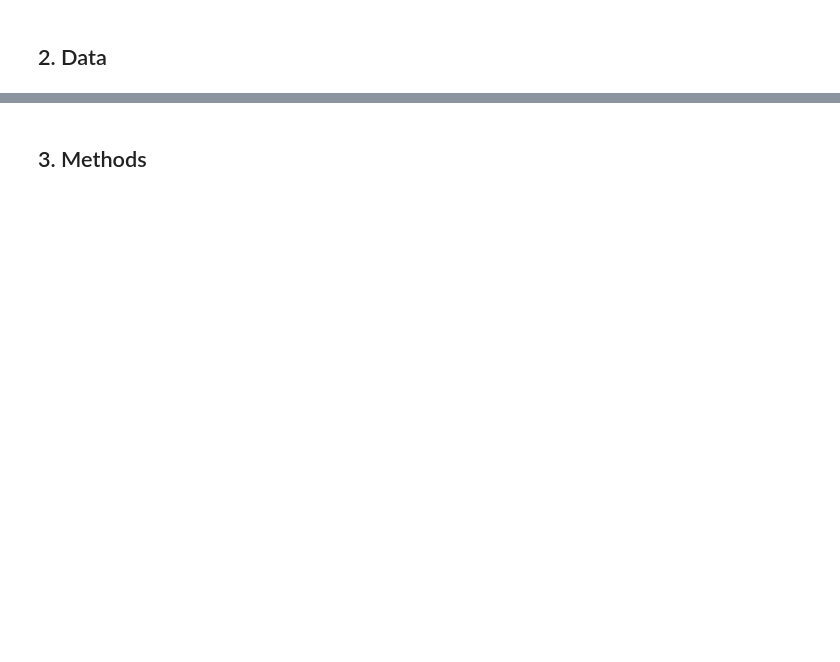
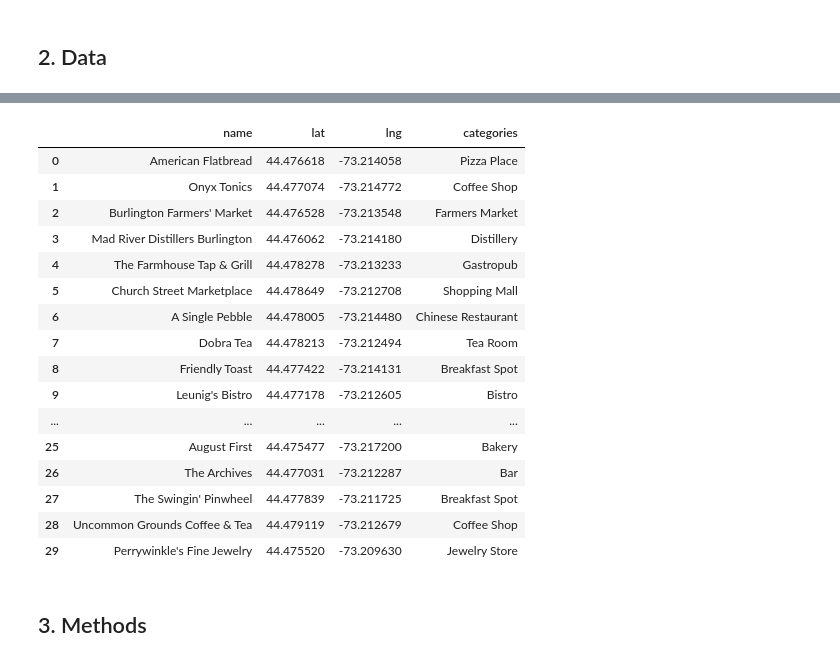
Before and after one commit to DrBrentRD/Coursera_Capstone, a Jupyter notebook: Capstone.ipynb, the cells around one changed output, grey strips where cells are left out. Cells and saved outputs as stored; diff of their text form; code cells hidden in the pictures; blank space fills up the shorter version.

```diff
--- a/Capstone.ipynb
+++ b/Capstone.ipynb
@@ -20,0 +48,21 @@ I'll do a closer analysis of the top 10 trending venue categories in each city u
+# %%
+# @hidden_cell
+
+CLIENT_ID='ROOX3NJ34KEQE4EQLBAY1OXYIIXNHIYYJU1JCVGVPAW0PSVJ'
+CLIENT_SECRET='CILQHFLRWG23B5JULVVYOIB13NWS3PDULBHJDE5OCPSO0VWF'
+VERSION = '20210101'
+LIMIT = 100
+# %%
+#Get locations for the two cities
+ca_address="Los Angeles, California"
+vt_address="Burlington, Vermont"
+
+geolocator = Nominatim(user_agent="cn_explorer")
+
+ca_location = geolocator.geocode(ca_address)
+ca_latitude = ca_location.latitude
+ca_longitude = ca_location.longitude
+
+vt_location = geolocator.geocode(vt_address)
+vt_latitude = vt_location.latitude
+vt_longitude = vt_location.longitude
@@ -20,0 +124,10 @@ I'll do a closer analysis of the top 10 trending venue categories in each city u
+# %%
+#Get the nearby venues for the LA
+LA_venues = getNearbyVenues(name="LA",
+                                  latitude=ca_latitude,
+                                  longitude=ca_longitude)
+
+#Get the nearby venues for Burlington
+burlington_venues = getNearbyVenues(name="Burlington",
+                                  latitude=vt_latitude,
+                                  longitude=vt_longitude)
@@ -21,2 +153,22 @@ I'll do a closer analysis of the top 10 trending venue categories in each city u
+# %%
+burlington_venues
+# %% [output]
+|  | name | lat | lng | categories |
+| 0 | American Flatbread | 44.476618 | -73.214058 | Pizza Place |
+| 1 | Onyx Tonics | 44.477074 | -73.214772 | Coffee Shop |
+| 2 | Burlington Farmers' Market | 44.476528 | -73.213548 | Farmers Market |
+| 3 | Mad River Distillers Burlington | 44.476062 | -73.214180 | Distillery |
+| 4 | The Farmhouse Tap & Grill | 44.478278 | -73.213233 | Gastropub |
+| 5 | Church Street Marketplace | 44.478649 | -73.212708 | Shopping Mall |
+| 6 | A Single Pebble | 44.478005 | -73.214480 | Chinese Restaurant |
+| 7 | Dobra Tea | 44.478213 | -73.212494 | Tea Room |
+| 8 | Friendly Toast | 44.477422 | -73.214131 | Breakfast Spot |
+| 9 | Leunig's Bistro | 44.477178 | -73.212605 | Bistro |
+| ... | ... | ... | ... | ... |
+| 25 | August First | 44.475477 | -73.217200 | Bakery |
+| 26 | The Archives | 44.477031 | -73.212287 | Bar |
+| 27 | The Swingin' Pinwheel | 44.477839 | -73.211725 | Breakfast Spot |
+| 28 | Uncommon Grounds Coffee & Tea | 44.479119 | -73.212679 | Coffee Shop |
+| 29 | Perrywinkle's Fine Jewelry | 44.475520 | -73.209630 | Jewelry Store |
 # %% [markdown]
 <H2>3. Methods</H2>
```
Also changed, not shown: parts of 18 cells of this notebook.
